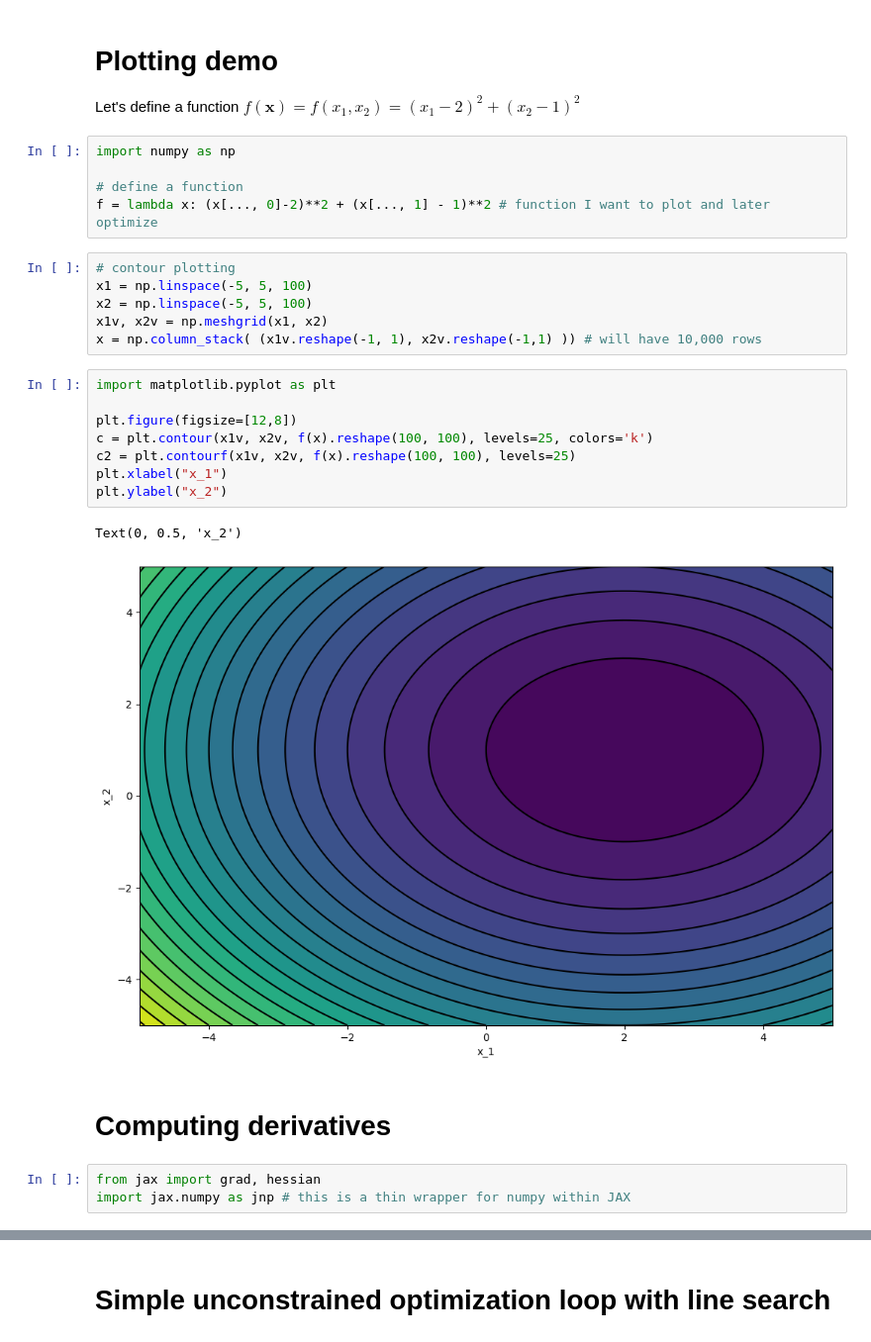
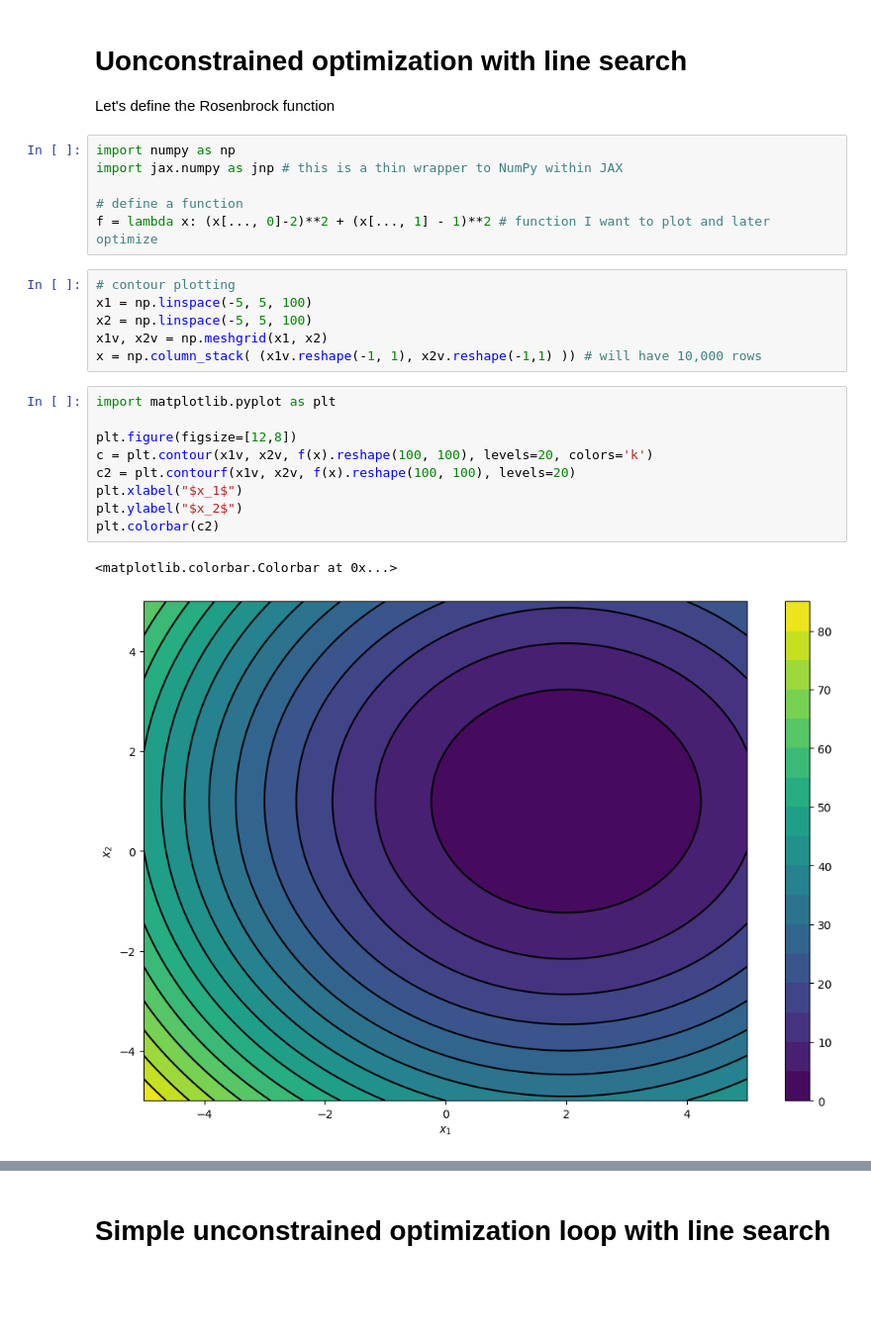
Before and after one commit to r-ashwin/aersp497, a Jupyter notebook: hw2/inclass_example.ipynb, the cells around one changed output, grey strips where cells are left out. Shown at 99% size. Cells and saved outputs as stored; diff of their text form; blank space fills up the shorter version.

Commit message:
in class demo

```diff
--- a/hw2/inclass_example.ipynb
+++ b/hw2/inclass_example.ipynb
@@ -1,8 +1,9 @@
-# %% [markdown]
-# Plotting demo
-Let's define a function $f(\mathbf{x}) = f(x_1, x_2) = (x_1 - 2)^2 + (x_2 - 1)^2$
+# %% [markdown]
+# Uonconstrained optimization with line search
+Let's define the Rosenbrock function
 # %%
 import numpy as np
+import jax.numpy as jnp # this is a thin wrapper to NumPy within JAX
 
 # define a function
 f = lambda x: (x[..., 0]-2)**2 + (x[..., 1] - 1)**2 # function I want to plot and later optimize
@@ -15,16 +16,12 @@ x = np.column_stack( (x1v.reshape(-1, 1), x2v.reshape(-1,1) )) # will have 10,00
 # %%
 import matplotlib.pyplot as plt
 
 plt.figure(figsize=[12,8])
-c = plt.contour(x1v, x2v, f(x).reshape(100, 100), levels=25, colors='k')
-c2 = plt.contourf(x1v, x2v, f(x).reshape(100, 100), levels=25)
-plt.xlabel("x_1")
-plt.ylabel("x_2")
+c = plt.contour(x1v, x2v, f(x).reshape(100, 100), levels=20, colors='k')
+c2 = plt.contourf(x1v, x2v, f(x).reshape(100, 100), levels=20)
+plt.xlabel("$x_1$")
+plt.ylabel("$x_2$")
+plt.colorbar(c2)
 # %% [output]
-Text(0, 0.5, 'x_2')
+<matplotlib.colorbar.Colorbar at 0x...>
-[figure, old version]
+[figure, new version]
-# %% [markdown]
-# Computing derivatives
-# %%
-from jax import grad, hessian
-import jax.numpy as jnp # this is a thin wrapper for numpy within JAX
```
Also changed, not shown: parts of 10 cells of this notebook.
